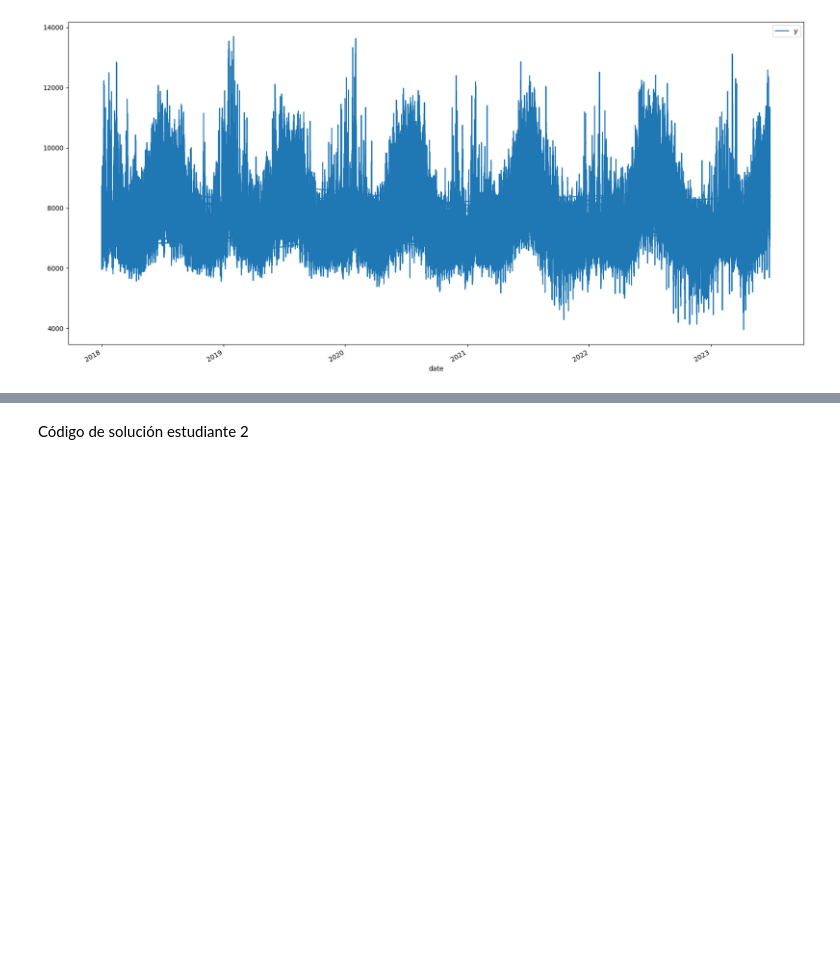
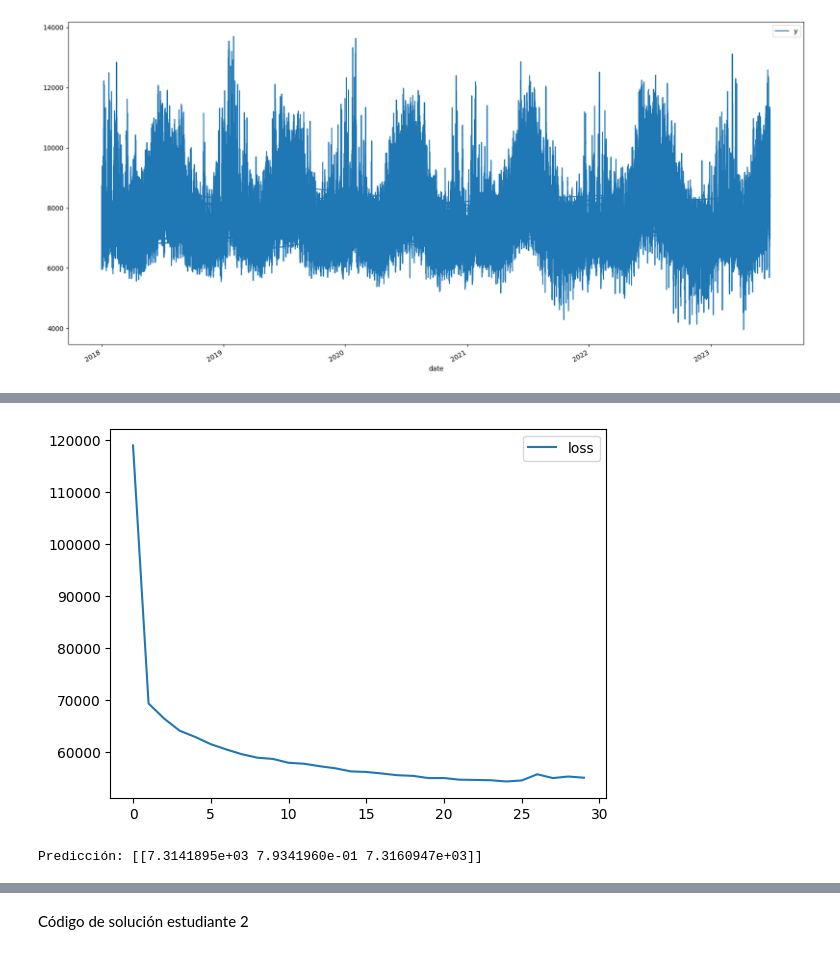
Before and after one commit to MPST-2025-I/tarea-4-ejercicio-cnn-tarea-4-1, a Jupyter notebook: Plantilla_Tareas.ipynb, the cells around one changed output, grey strips where cells are left out. Saved outputs shown, nothing was run; the diff lists cells and outputs as text; code cells hidden in the pictures; blank space fills up the shorter version.

```diff
--- a/Plantilla_Tareas.ipynb
+++ b/Plantilla_Tareas.ipynb
@@ -517,0 +705,19 @@ plt.show()
+# %%
+# Múltiples series paralelas
+# dividir una secuencia multivariada en muestras para predicción múltiple
+def split_multiple_forecasting_sequence(sequence, n_steps):
+    X, y = list(), list()
+    for i in range(len(sequence)):
+        # encontrar el final de este patrón
+        end_ix = i + n_steps
+
+        # comprobar si estamos más allá de la secuencia
+        if end_ix > len(sequence)-1:
+            break
+        # reunir partes de entrada y salida del patrón
+        seq_x, seq_y = sequence[i:end_ix, :], sequence[end_ix, :]
+        X.append(seq_x)
+        y.append(seq_y)
+    return np.array(X), np.array(y)
+# %%
+Xmsp, ymsp = split_multiple_forecasting_sequence(dfmul, n_steps=48)
@@ -517,0 +732,14 @@ plt.show()
+# %%
+n_features = Xmsp.shape[2]
+
+# define model_4
+model_4 = Sequential()
+model_4.add(keras.layers.Input(shape=(n_steps, n_features)))
+model_4.add(Conv1D(64, 2, activation='relu'))
+model_4.add(MaxPooling1D())
+model_4.add(Flatten())
+model_4.add(Dense(50, activation='relu'))
+model_4.add(Dense(n_features))
+model_4.compile(optimizer='adam', loss='mse')
+
+model_4.summary()
@@ -517,0 +764,2 @@ plt.show()
+# %%
+history4 = model_4.fit(Xmsp, ymsp, epochs=30, verbose=1)
@@ -517,0 +784,12 @@ plt.show()
+# %%
+pd.DataFrame(history4.history).plot()
+plt.show()
+# %% [output]
+[figure, added]
+# %%
+x_input = dfmul[-n_steps:, :].reshape(1, n_steps, n_features)
+# Hacer la predicción
+yhat = model_4.predict(x_input, verbose=0)
+print(f'Predicción: {yhat}')
+# %% [output]
+Predicción: [[7.3141895e+03 7.9341960e-01 7.3160947e+03]]
```
Also changed, not shown: parts of 64 cells of this notebook.
